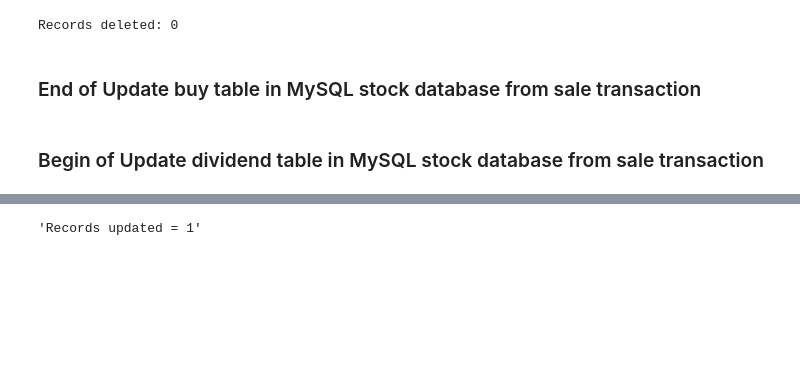
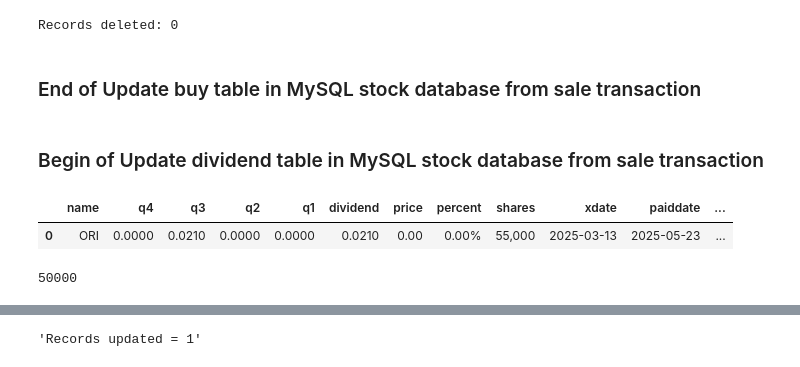
Before and after one commit to santimcs/A5, a Jupyter notebook: Daily/110 - Update Buy and Dividend from Transactions.ipynb, the cells around one changed output, grey strips where cells are left out. Saved outputs shown, nothing was run; the diff lists cells and outputs as text; code cells hidden in the pictures; blank space fills up the shorter version.

```diff
--- a/Daily/110 - Update Buy and Dividend from Transactions.ipynb
+++ b/Daily/110 - Update Buy and Dividend from Transactions.ipynb
@@ -486,0 +480,12 @@ new_qty = old_qty + qty
+# %%
+sql = """
+    SELECT *
+    FROM buy
+    WHERE name = '{}'
+""".format(name)
+
+df_buy = pd.read_sql(sql, const)
+df_buy.drop(['volsell', 'volbal','dividend'], axis=1, inplace=True)
+df_buy.rename(columns={'volbuy':'shares'},inplace=True)
+df_buy['shares'] = df_buy['shares'].astype('int64')
+df_buy.style.format(format_dict)
@@ -486,0 +495,4 @@ new_qty = old_qty + qty
+# %%
+old_qty = int(df_buy['shares'].iloc[0])
+old_price = df_buy['price'].iloc[0]
+old_qty, old_price
@@ -520,6 +544,26 @@ Records deleted: 0
 ### End of Update buy table in MySQL stock database from sale transaction
 # %% [markdown]
 ### Begin of Update dividend table in MySQL stock database from sale transaction
+# %%
+sql = """
+    SELECT *
+    FROM dividend
+    WHERE name = '{}'
+""".format(name)
+
+df_dividend = pd.read_sql(sql, const)
+df_dividend.columns = df_dividend.columns.str.lower()
+df_dividend['shares'] = df_dividend['shares'].astype('int64')
+
+df_dividend.style.format(format_dict)
+# %% [output]
+|  | name | q4 | q3 | q2 | q1 | dividend | price | percent | shares | xdate | paiddate | ... |
+| 0 | ORI | 0.0000 | 0.0210 | 0.0000 | 0.0000 | 0.0210 | 0.00 | 0.00% | 55,000 | 2025-03-13 | 2025-05-23 | ... |
+# %%
+new_qty = df_dividend['shares'].iloc[0] + qty
+new_qty
+# %% [output]
+50000
 # %%
 show_dividend(const, name)
 # %% [output]
```
Also changed, not shown: parts of 27 cells of this notebook, 31 other files.
